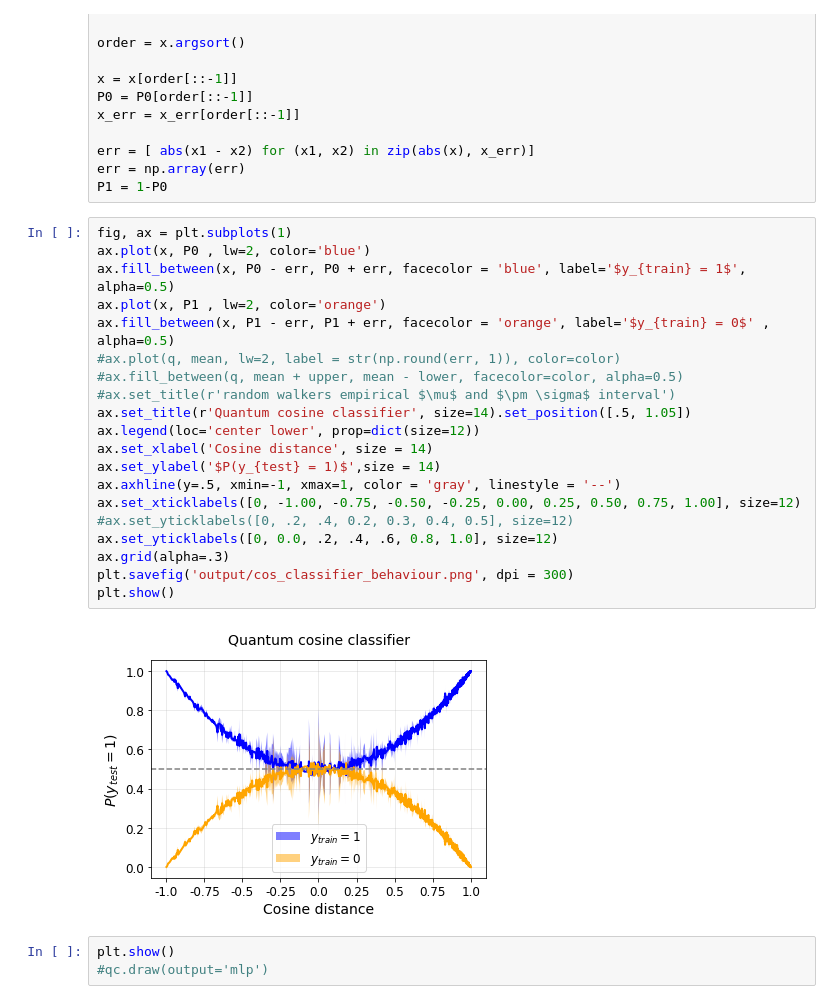
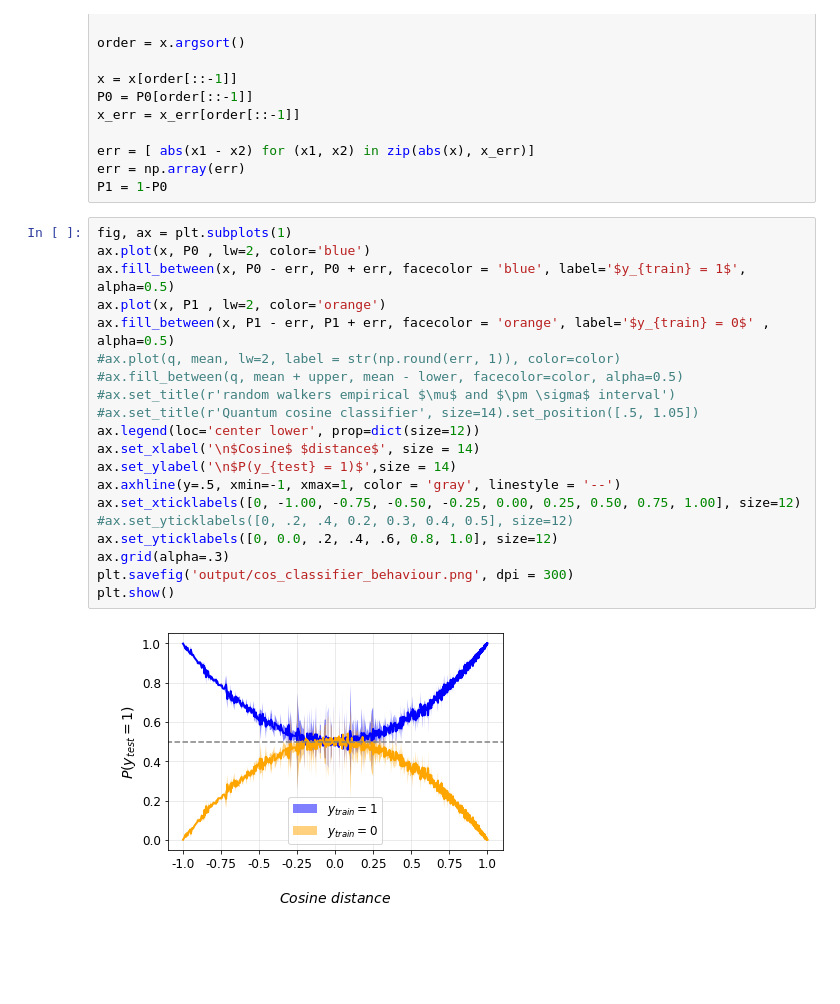
Before and after one commit to amacaluso/Quantum-Ensemble-for-Classification, a Jupyter notebook: notebooks/viz_data.ipynb, the cells around one changed output. Saved outputs shown, nothing was run; the diff lists cells and outputs as text; blank space fills up the shorter version.

```diff
--- a/notebooks/viz_data.ipynb
+++ b/notebooks/viz_data.ipynb
@@ -94,25 +94,22 @@ P1 = 1-P0
 # %%
 fig, ax = plt.subplots(1)
 ax.plot(x, P0 , lw=2, color='blue')
 ax.fill_between(x, P0 - err, P0 + err, facecolor = 'blue', label='$y_{train} = 1$', alpha=0.5)
 ax.plot(x, P1 , lw=2, color='orange')
 ax.fill_between(x, P1 - err, P1 + err, facecolor = 'orange', label='$y_{train} = 0$' , alpha=0.5)
 #ax.plot(q, mean, lw=2, label = str(np.round(err, 1)), color=color)
 #ax.fill_between(q, mean + upper, mean - lower, facecolor=color, alpha=0.5)
 #ax.set_title(r'random walkers empirical $\mu$ and $\pm \sigma$ interval')
-ax.set_title(r'Quantum cosine classifier', size=14).set_position([.5, 1.05])
+#ax.set_title(r'Quantum cosine classifier', size=14).set_position([.5, 1.05])
 ax.legend(loc='center lower', prop=dict(size=12))
-ax.set_xlabel('Cosine distance', size = 14)
-ax.set_ylabel('$P(y_{test} = 1)$',size = 14)
+ax.set_xlabel('\n$Cosine$ $distance$', size = 14)
+ax.set_ylabel('\n$P(y_{test} = 1)$',size = 14)
 ax.axhline(y=.5, xmin=-1, xmax=1, color = 'gray', linestyle = '--')
 ax.set_xticklabels([0, -1.00, -0.75, -0.50, -0.25, 0.00, 0.25, 0.50, 0.75, 1.00], size=12)
 #ax.set_yticklabels([0, .2, .4, 0.2, 0.3, 0.4, 0.5], size=12)
 ax.set_yticklabels([0, 0.0, .2, .4, .6, 0.8, 1.0], size=12)
 ax.grid(alpha=.3)
 plt.savefig('output/cos_classifier_behaviour.png', dpi = 300)
 plt.show()
 # %% [output]
-[figure, old version]
+[figure, new version]
-# %%
-plt.show()
-#qc.draw(output='mlp')
```
Also changed, not shown: parts of 1 cell of this notebook, 13 other files.
